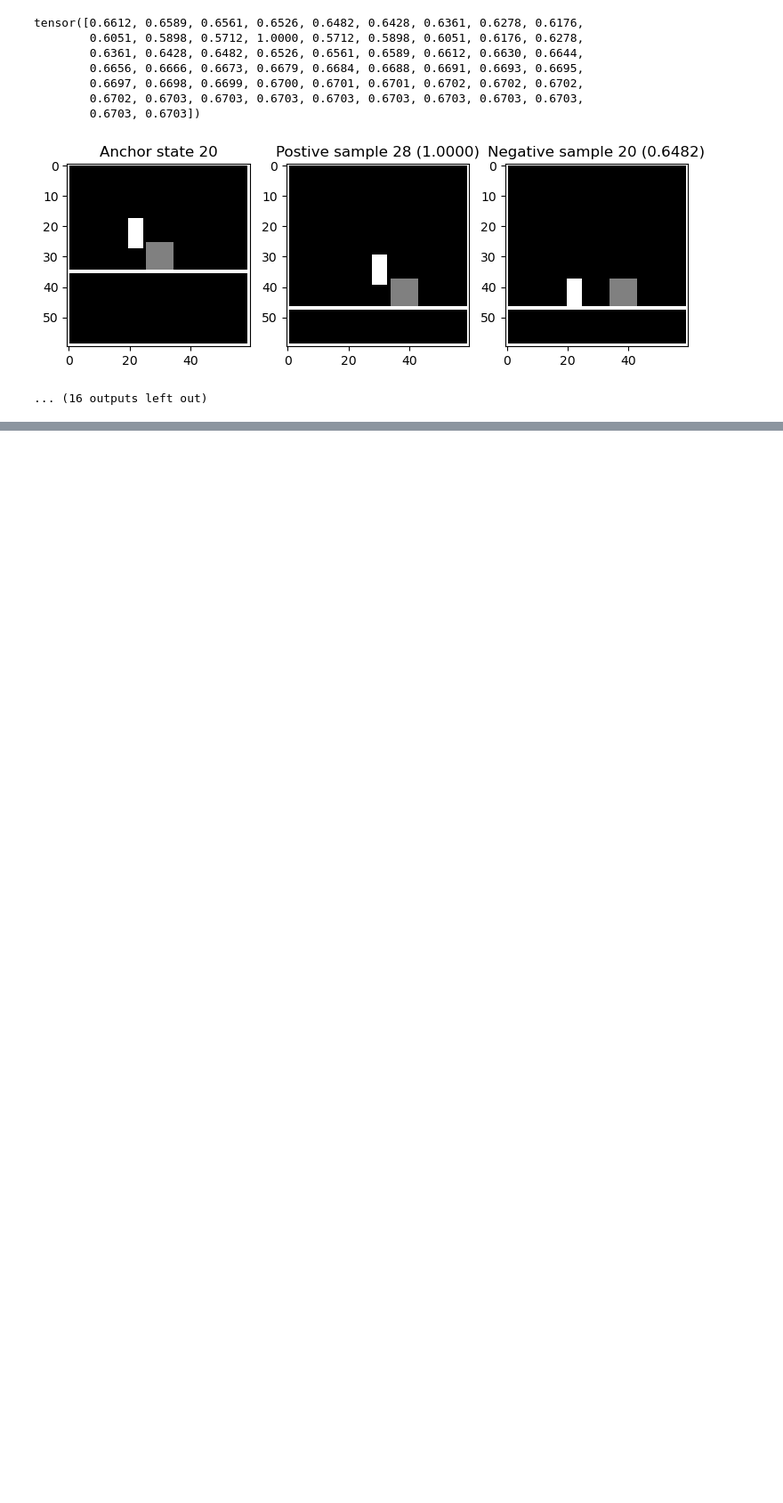
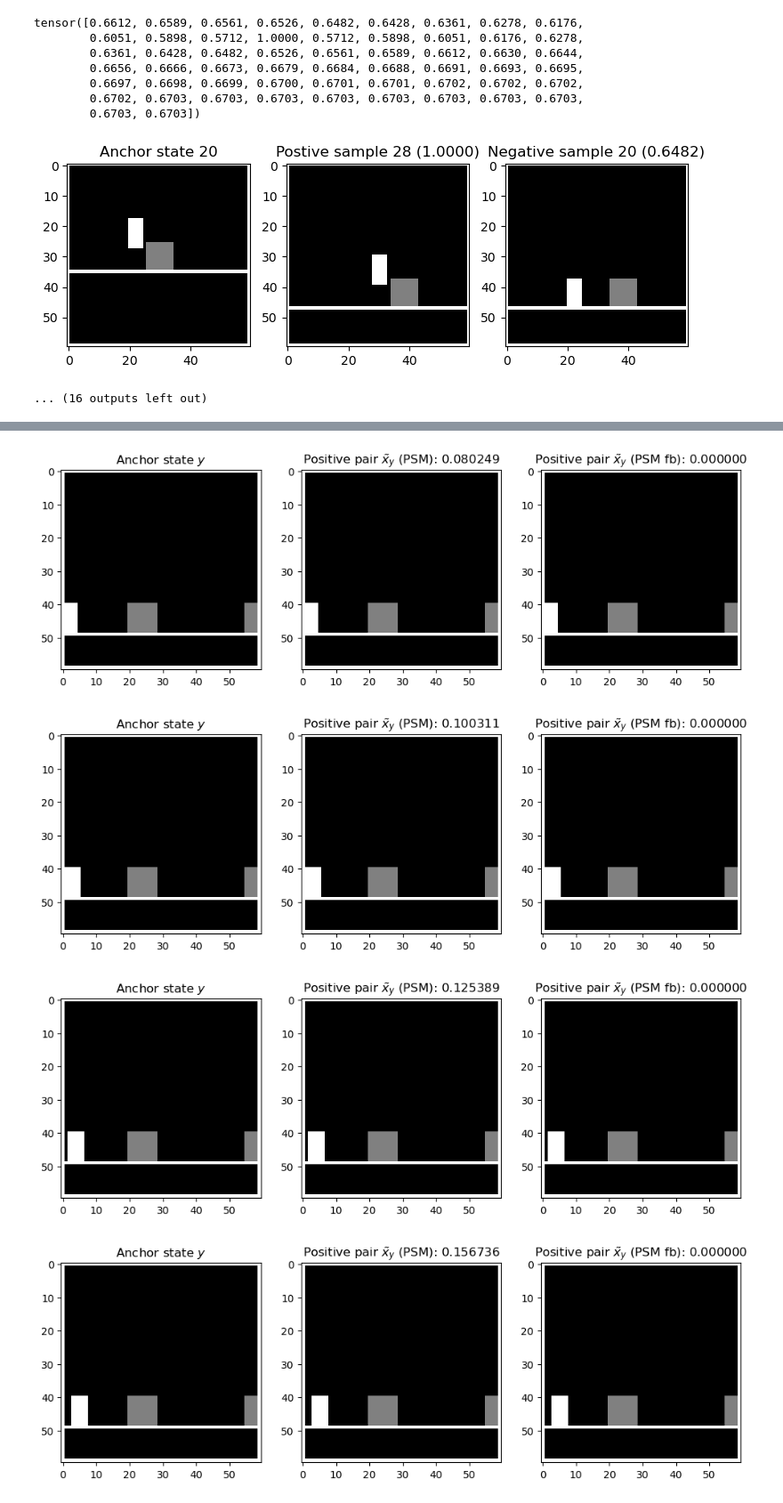
Before and after one commit to manusimidt/jku_master_thesis, a Jupyter notebook: jumping/visualize_psm.ipynb, the cells around one changed output, grey strips where cells are left out. Shown at 89% size. Cells and saved outputs as stored; diff of their text form; code cells hidden in the pictures; blank space fills up the shorter version.

```diff
--- a/jumping/visualize_psm.ipynb
+++ b/jumping/visualize_psm.ipynb
@@ -325,0 +345,20 @@ tensor([1.2824, 1.3138, 1.3487, 1.3874, 1.4305, 1.4783, 1.5314, 1.5905, 1.6561,
+# %%
+for compare_idx in range(0, len(actions_y)):
+    # Given the state at index compare_idx, which state in Y is most similar?
+    idx_forward = np.argmin(psm_f[:, compare_idx])
+    idx_fb = np.argmin(psm_fb[:,compare_idx])
+
+    if compare_idx >= 0:
+        compare_imgs(
+            states_y[compare_idx],
+            states_x[idx_forward],
+            states_x[idx_fb],
+            "Anchor state $y$",
+            "Positive pair $\\tilde{x}_y$ (PSM): " + f"{psm_forward[idx_forward, compare_idx].item():.6f}",
+            "Positive pair $\\tilde{x}_y$ (PSM fb): "  + f"{psm_fb[idx_fb, compare_idx].item():.6f}",
+            scale=4)
+# %% [output]
+[figure, added]
+[figure, added]
+[figure, added]
+[figure, added]
```
Also changed, not shown: parts of 5 cells of this notebook, 1 other file.
